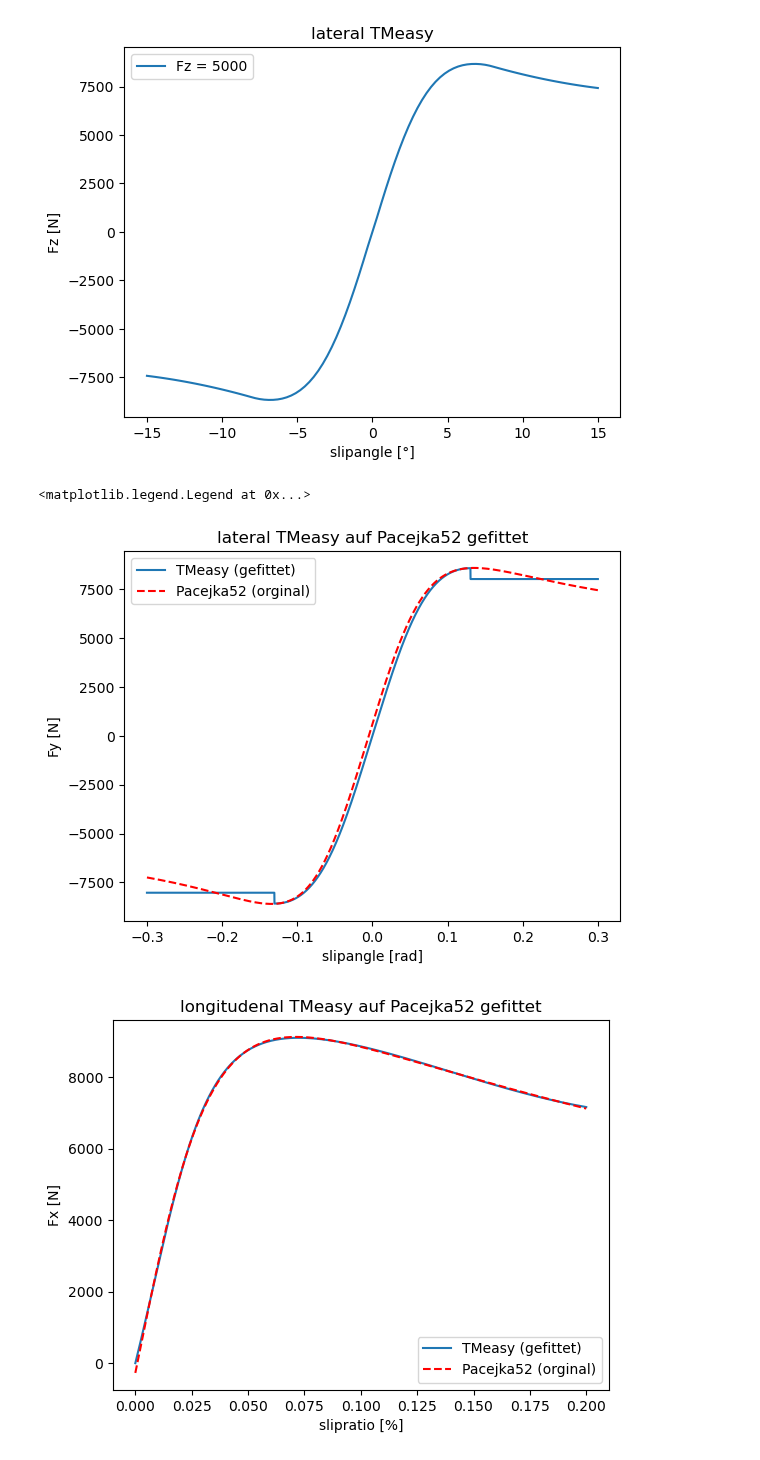
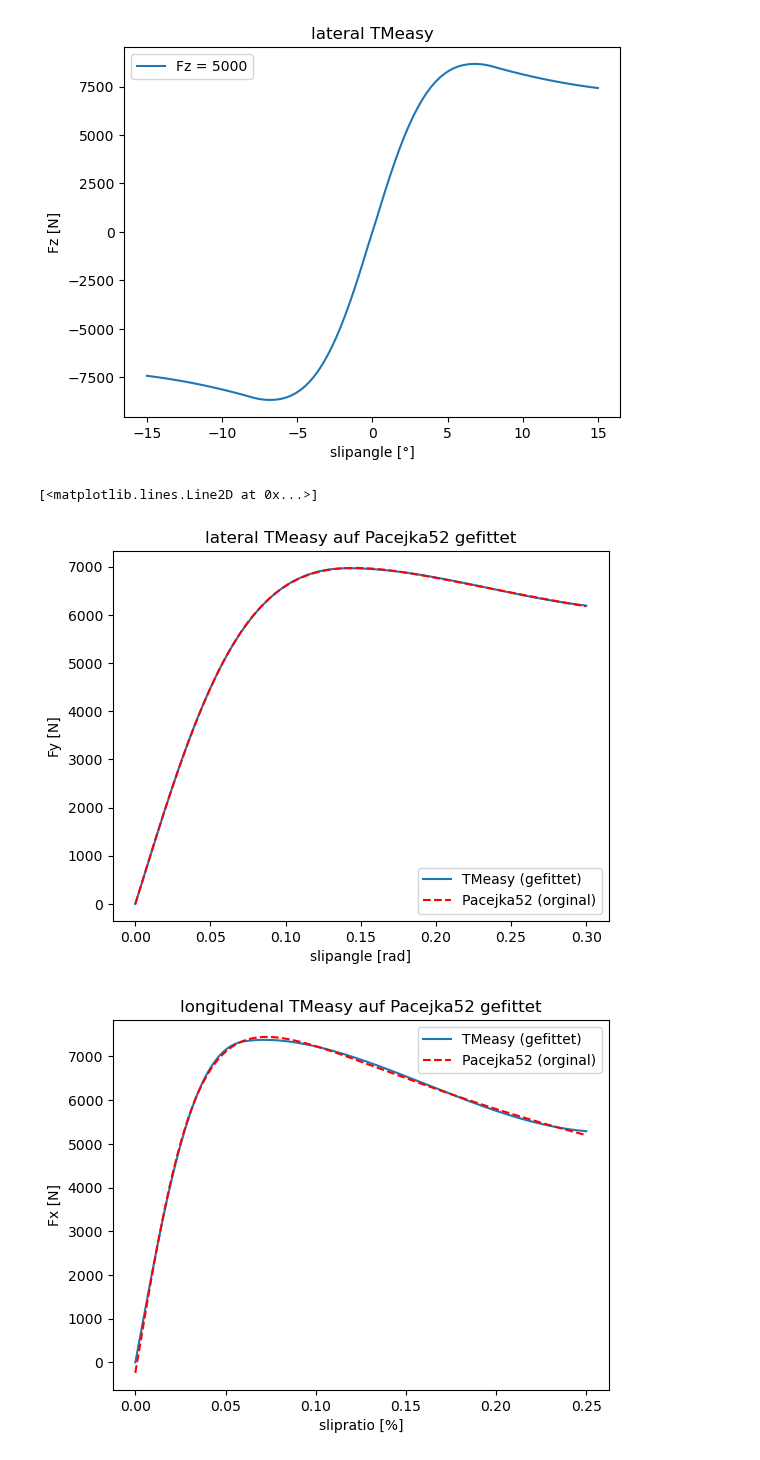
Before and after one commit to BenediktRuhland/SA-Tire-model, a Jupyter notebook: model/MFsimpel_fit.ipynb, the cells around one changed output. Saved outputs shown, nothing was run; the diff lists cells and outputs as text; code cells hidden in the pictures.

```diff
--- a/model/MFsimpel_fit.ipynb
+++ b/model/MFsimpel_fit.ipynb
@@ -184,57 +184,77 @@ from scipy.optimize import curve_fit
 
 import TMeasy as tmpa
 import Pacejka52 as pa52
+import Pacejka52_Sv_Sh_0 as pa0
 
+i = 1000
+#für Fy_fit
+SX_lat = np.linspace(-1,1,i)
+SY_lat = np.linspace(0,0.3,i)
+#für Fx fit:
+SX_long = np.linspace(0,0.25,i)
+SY_long = np.linspace(-0.3,0.3,i)
 
-i = 10000
-SX = np.linspace(0,0.2,i)
-SY = np.linspace(-0.3,0.3,i)
+Sxx = np.linspace(-1,1,i)
+Syy = np.linspace(-0.3,0.3,i)
 
-Fz = 5000
+Fz = 4000
 Fz0 = 8000
 IA = 0
 
 #Daten auf de gefitted wird
-Fy_pa52 = pa52.Pacejka52_lat(Fz,SY,IA,Fz0)[0]
-Fx_pa52 = pa52.Pacejka52_long(Fz,SX,IA,Fz0)[0]
+Fy_pa52 = pa0.Pacejka52_lat(Fz,SY_lat,IA,Fz0)[0]
+Fx_pa52 = pa0.Pacejka52_long(Fz,SX_long,IA,Fz0)[0]
 
 #intial guess
 Fy_params_init = [40000, 6000, 4000, 0.1, 0.7, 0.5]
 Fx_params_init = [240000, 9000, 4000, 0.1, 0.9, 0.9]
 
-def func_Fy(SY,DFY, FMY, FSY, SMY, SSY,SMX):
-    return tmpa.calcFY(SX, SY, DFY, FMY, FSY, SMY, SSY,SMX)
+def func_Fy(SY_lat,DFY, FMY, FSY, SMY, SSY,SMX):
+    return tmpa.calcFY(SX_lat, SY_lat, DFY, FMY, FSY, SMY, SSY,SMX)
 
-def func_Fx(SX,DFX, FMX, FSX, SMX,SSX, SMY):
-    return tmpa.calcFx( SX, SY, DFX, FMX, FSX, SMX,SSX, SMY)
+def func_Fx(SX_long,DFX, FMX, FSX, SMX,SSX, SMY):
+    return tmpa.calcFx( SX_long, SY_long, DFX, FMX, FSX, SMX,SSX, SMY)
 
 # perform the optimization
-Fy_params, _ = curve_fit(func_Fy, SY, Fy_pa52, Fy_params_init )
-Fx_params, _ = curve_fit(func_Fx, SX, Fx_pa52, Fx_params_init, maxfev=100000)
+Fy_params, _ = curve_fit(func_Fy, SY_lat, Fy_pa52, Fy_params_init )
+Fx_params, _ = curve_fit(func_Fx, SX_long, Fx_pa52, Fx_params_init, maxfev=100000)
 
 
 #plot
-Fy_fit = func_Fy(SY,Fy_params[0],Fy_params[1],Fy_params[2],Fy_params[3],Fy_params[4],Fy_params[5])
-Fx_fit = func_Fx(SX,Fx_params[0],Fx_params[1],Fx_params[2],Fx_params[3],Fx_params[4],Fx_params[5])
+Fy_fit = func_Fy(SY_lat,Fy_params[0],Fy_params[1],Fy_params[2],Fy_params[3],Fy_params[4],Fy_params[5])
+Fx_fit = func_Fx(SX_long,Fx_params[0],Fx_params[1],Fx_params[2],Fx_params[3],Fx_params[4],Fx_params[5])
 
+Fy1 = func_Fy(Syy,Fy_params[0],Fy_params[1],Fy_params[2],Fy_params[3],Fy_params[4],Fy_params[5])
+Fx1 = func_Fx(Sxx,Fx_params[0],Fx_params[1],Fx_params[2],Fx_params[3],Fx_params[4],Fx_params[5])
+
+Fy2 = tmpa.calcFY(Sxx, Syy, Fy_params[0], Fy_params[1], Fy_params[2], Fy_params[3], Fy_params[4],Fy_params[5])
+Fx2 = tmpa.calcFx( Sxx, Syy, Fx_params[0],Fx_params[1],Fx_params[2],Fx_params[3],Fx_params[4],Fx_params[5])
 
 plt.figure(1)
-plt.plot(SY,Fy_fit)
-plt.plot(SY,Fy_pa52,'r--')
+plt.plot(SY_lat,Fy_fit)
+plt.plot(SY_lat,Fy_pa52,'r--')
 plt.xlabel('slipangle [rad]')
 plt.ylabel('Fy [N]')
 plt.title('lateral TMeasy auf Pacejka52 gefittet')
 plt.legend(['TMeasy (gefittet)','Pacejka52 (orginal)'])
 
 
 plt.figure(2)
-plt.plot(SX,Fx_fit)
-plt.plot(SX,Fx_pa52,'r--')
+plt.plot(SX_long,Fx_fit)
+plt.plot(SX_long,Fx_pa52,'r--')
 plt.xlabel('slipratio [%]')
 plt.ylabel('Fx [N]')
 plt.title('longitudenal TMeasy auf Pacejka52 gefittet')
 plt.legend(['TMeasy (gefittet)','Pacejka52 (orginal)'])
+
+plt.figure(3)
+plt.plot(Sxx,Fx1)
+plt.plot(Sxx,Fx2, 'r')
+
+plt.figure(4)
+plt.plot(Syy,Fy1)
+plt.plot(Syy,Fy2, 'r')
 # %% [output]
-<matplotlib.legend.Legend at 0x...>
+[<matplotlib.lines.Line2D at 0x...>]
-[figure, old version]
+[figure, new version]
-[figure, old version]
+[figure, new version]
```
Also changed, not shown: parts of 3 cells of this notebook, 1 other file.
